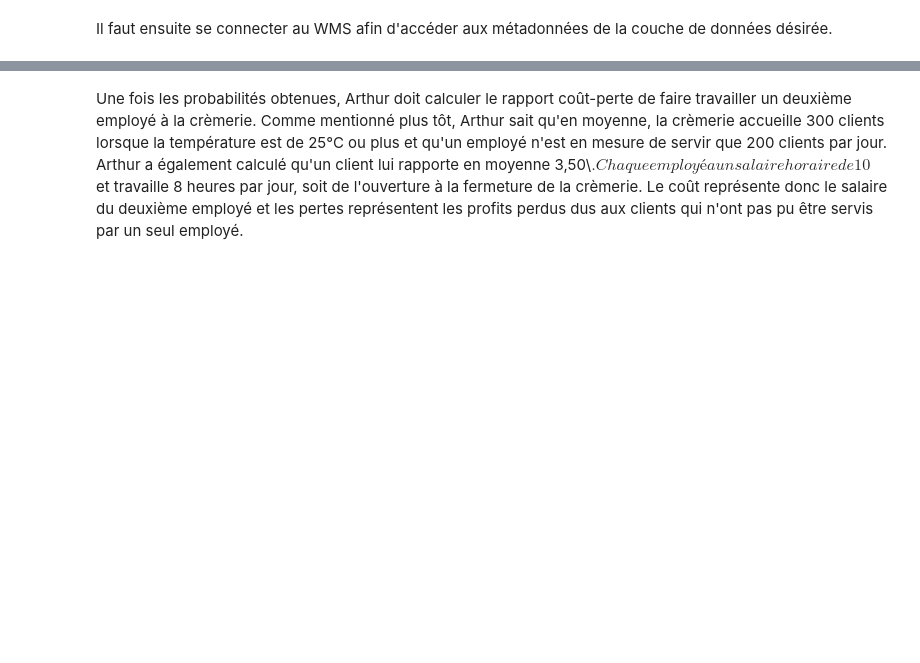
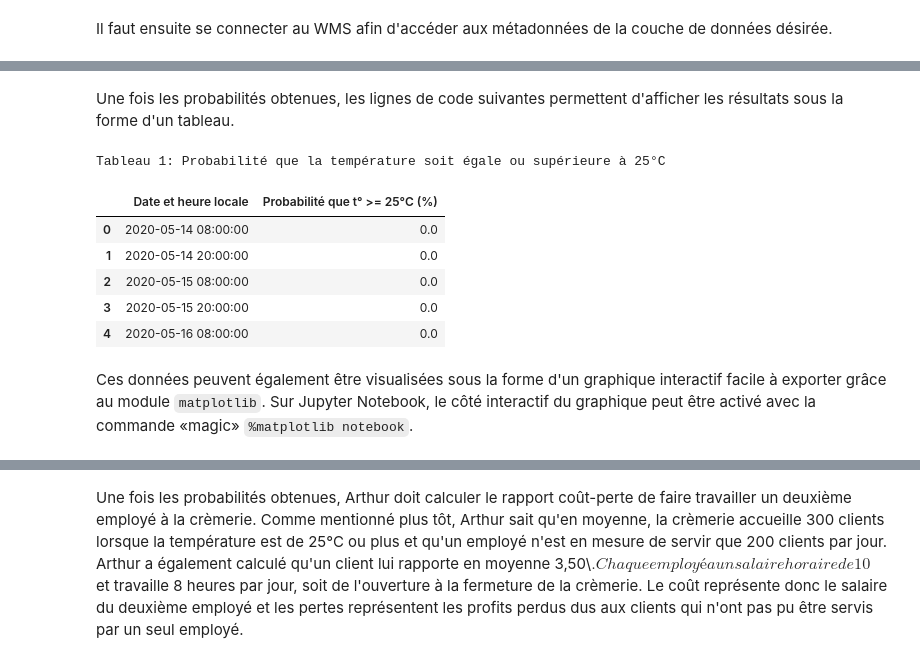
Before and after one commit to marieevelb/jupyter-notebook, a Jupyter notebook: Arthur.ipynb, the cells around one changed output, grey strips where cells are left out. Drawn from its saved outputs; the diff is of its cells as text; code cells hidden in the pictures; blank space fills up the shorter version.

```diff
--- a/Arthur.ipynb
+++ b/Arthur.ipynb
@@ -96 +101,28 @@ Pour la date et l'heure locale 2020-05-15 08:00:00, la probabilité que t°>=25
+# %% [markdown]
+Une fois les probabilités obtenues, les lignes de code suivantes permettent d'afficher les résultats sous la forme d'un tableau.
+# %%
+# Création du tableau
+probability = pandas.DataFrame ({'Date et heure locale':  local_time,
+        'Probabilité que t° >= 25°C (%)': pixel_value
+        })
+
+# Affichage du tableau
+print('Tableau 1: Probabilité que la température soit égale ou supérieure à 25°C')
+probability
+
+# Hors de Jupyter Notebook, utilisez les lignes suivantes:
+
+# Affichage du tableau
+# Enlever le # au début de la ligne suivante:
+# print(tabulate(probability, headers='keys', tablefmt="pretty", showindex=False))
+# %% [output]
+Tableau 1: Probabilité que la température soit égale ou supérieure à 25°C
+|  | Date et heure locale | Probabilité que t° >= 25°C (%) |
+| 0 | 2020-05-14 08:00:00 | 0.0 |
+| 1 | 2020-05-14 20:00:00 | 0.0 |
+| 2 | 2020-05-15 08:00:00 | 0.0 |
+| 3 | 2020-05-15 20:00:00 | 0.0 |
+| 4 | 2020-05-16 08:00:00 | 0.0 |
+# %% [markdown]
+Ces données peuvent également être visualisées sous la forme d'un graphique interactif facile à exporter grâce au module ``matplotlib``. Sur Jupyter Notebook, le côté interactif du graphique peut être activé avec la commande «magic» ``%matplotlib notebook``.
 # %%
```
Also changed, not shown: parts of 14 cells of this notebook, 5 other files.
